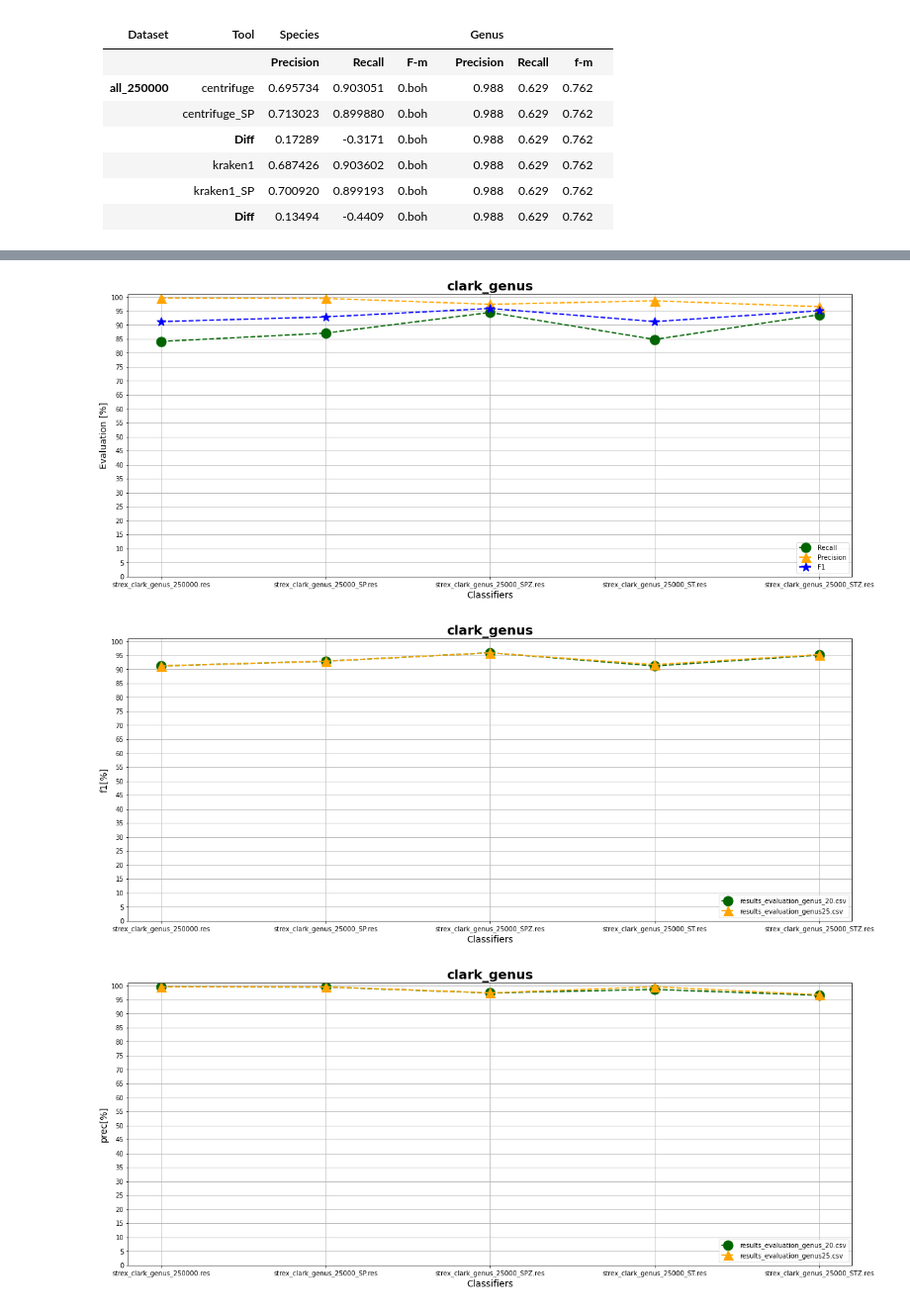
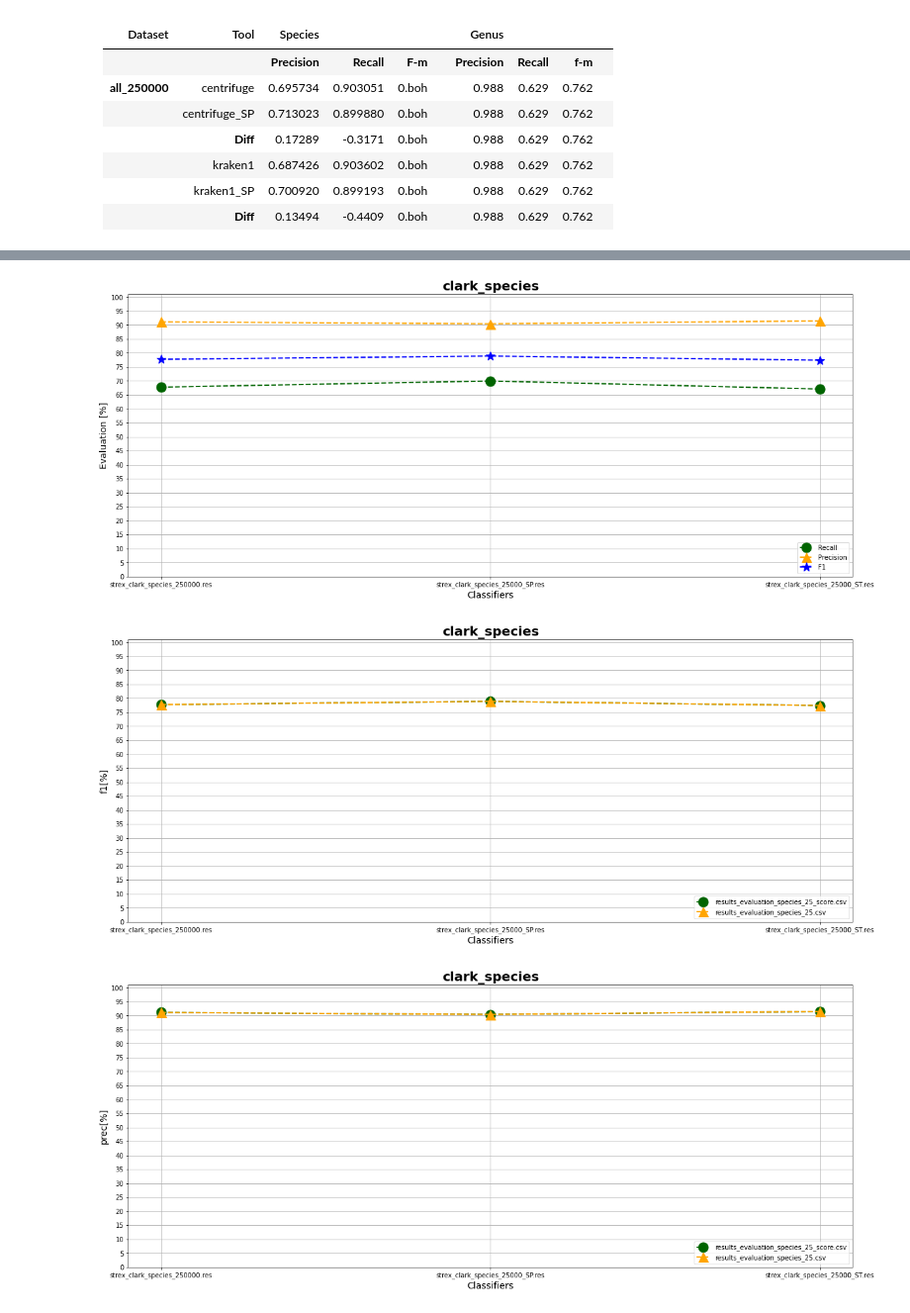
Before and after one commit to leonardoagg/Bioinformatics-Project, a Jupyter notebook: Analysis/ResultsEvaluationAnalysis.ipynb, the cells around one changed output, grey strips where cells are left out. Shown at 99% size. Saved outputs shown, nothing was run; the diff lists cells and outputs as text; code cells hidden in the pictures.

Commit message:
score added

```diff
--- a/Analysis/ResultsEvaluationAnalysis.ipynb
+++ b/Analysis/ResultsEvaluationAnalysis.ipynb
@@ -3,8 +3,8 @@ import pandas as pd
 import matplotlib.pyplot as plt
 import numpy as np
 # %%
-filename1 = 'results_evaluation_genus_20.csv'
-filename2 = 'results_evaluation_genus25.csv'
+filename1 = 'results_evaluation_species_25_score.csv'
+filename2 = 'results_evaluation_species_25.csv'
 
 df = pd.read_csv('../ResultsEvaluation/'+filename1, sep='\t')
 df2 = pd.read_csv('../ResultsEvaluation/'+filename2, sep='\t')
@@ -134,9 +133,9 @@ CompareResults('kraken1',df,filename1,df2,filename2,'sens')
 # %%
-ClassifiersPlt('clark_genus')
-CompareResults('clark_genus',df,filename1,df2,filename2,'f1')
-CompareResults('clark_genus',df,filename1,df2,filename2,'prec')
-CompareResults('clark_genus',df,filename1,df2,filename2,'sens')
+ClassifiersPlt('clark_species')
+CompareResults('clark_species',df,filename1,df2,filename2,'f1')
+CompareResults('clark_species',df,filename1,df2,filename2,'prec')
+CompareResults('clark_species',df,filename1,df2,filename2,'sens')
 # %% [output]
-[figure, old version]
+[figure, new version]
-[figure, old version]
+[figure, new version]
-[figure, old version]
+[figure, new version]
```
Also changed, not shown: parts of 4 cells of this notebook, 6 other files.
